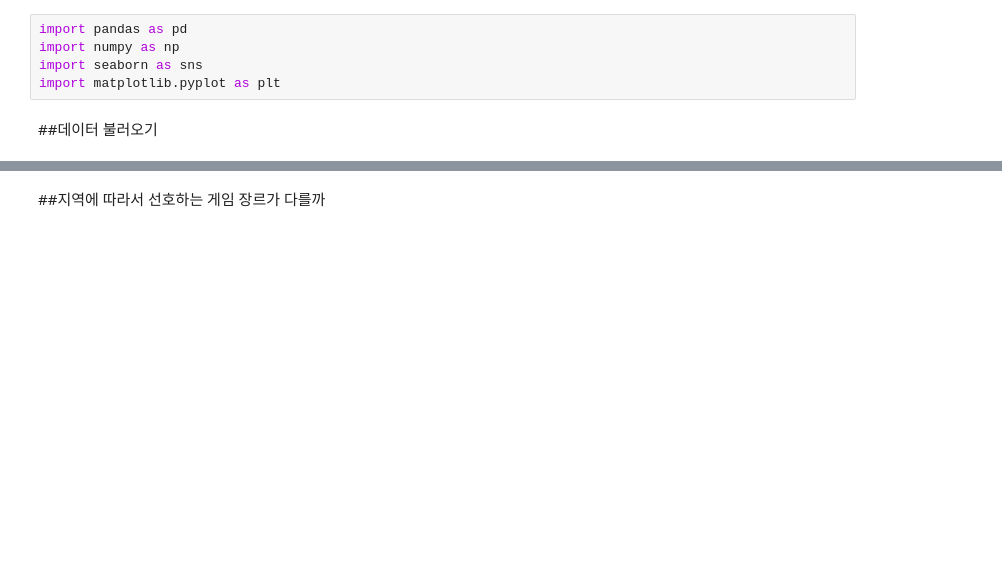
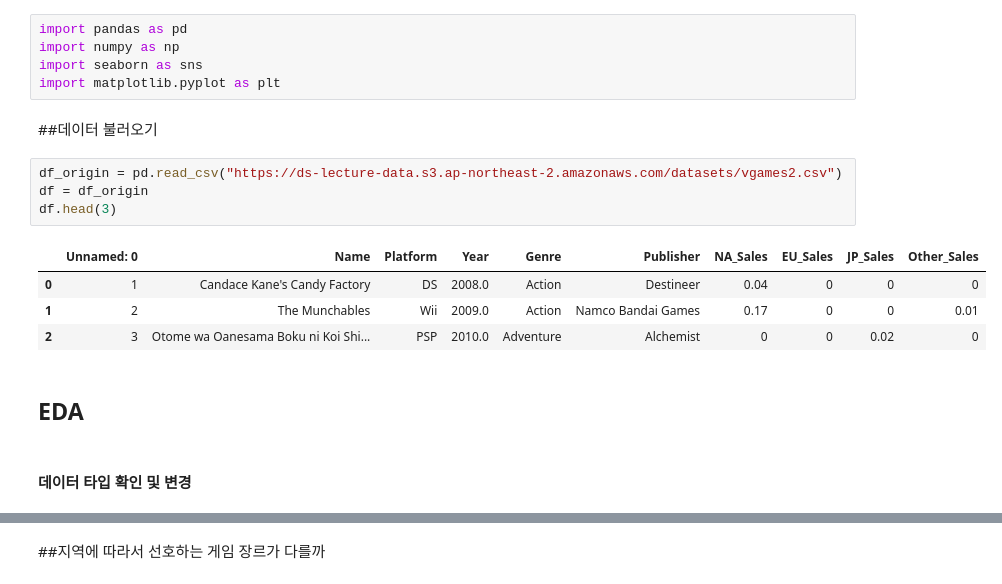
Before and after one commit to KYOH95/Database_Studies, a Jupyter notebook: Project1.ipynb, the cells around one changed output, grey strips where cells are left out. Cells and saved outputs as stored; diff of their text form; blank space fills up the shorter version.

```diff
--- a/Project1.ipynb
+++ b/Project1.ipynb
@@ -7,3 +7,16 @@ import seaborn as sns
 import matplotlib.pyplot as plt
 # %% [markdown]
 ##데이터 불러오기
+# %%
+df_origin = pd.read_csv("https://ds-lecture-data.s3.ap-northeast-2.amazonaws.com/datasets/vgames2.csv")
+df = df_origin
+df.head(3)
+# %% [output]
+|  | Unnamed: 0 | Name | Platform | Year | Genre | Publisher | NA_Sales | EU_Sales | JP_Sales | Other_Sales |
+| 0 | 1 | Candace Kane's Candy Factory | DS | 2008.0 | Action | Destineer | 0.04 | 0 | 0 | 0 |
+| 1 | 2 | The Munchables | Wii | 2009.0 | Action | Namco Bandai Games | 0.17 | 0 | 0 | 0.01 |
+| 2 | 3 | Otome wa Oanesama Boku ni Koi Shi... | PSP | 2010.0 | Adventure | Alchemist | 0 | 0 | 0.02 | 0 |
+# %% [markdown]
+## EDA
+# %% [markdown]
+#### 데이터 타입 확인 및 변경
```
Also changed, not shown: parts of 11 cells of this notebook.
